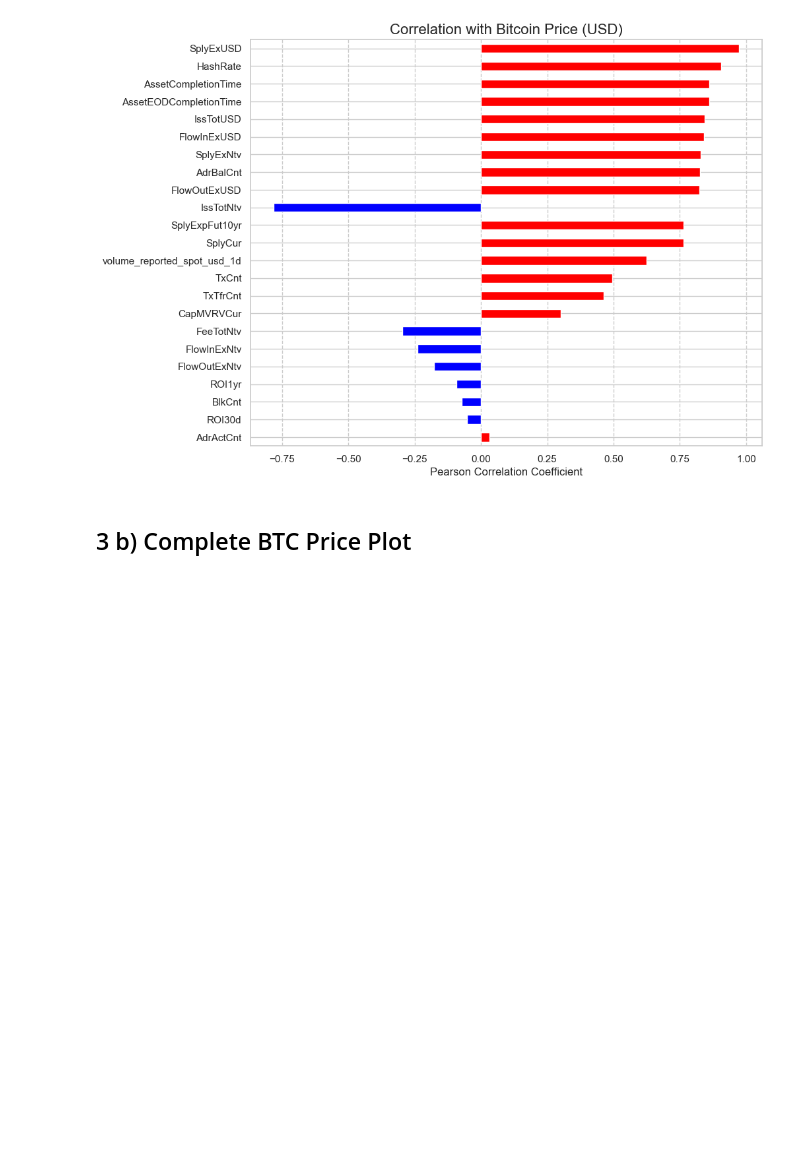
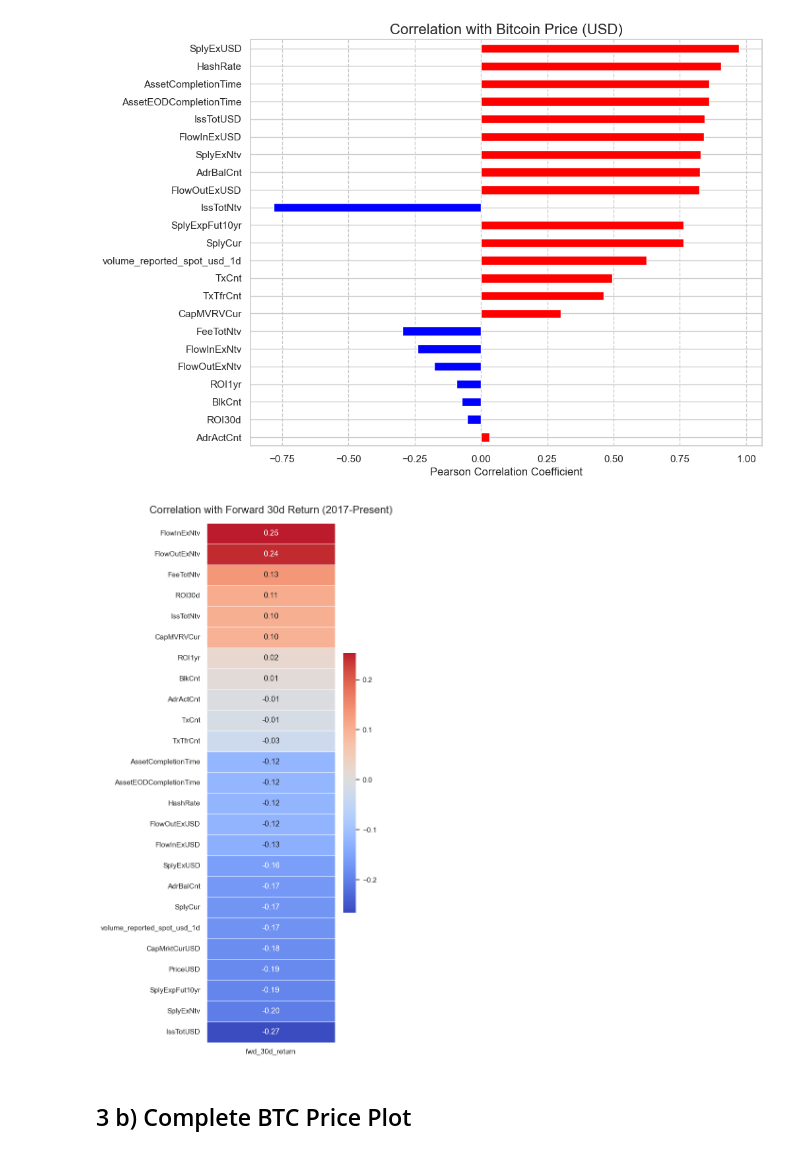
Before and after one commit to mmidlash/bitcoin-analytics-capstone-template, a Jupyter notebook: eda/EDA.ipynb, the cells around one changed output. Drawn from its saved outputs; the diff is of its cells as text; code cells hidden in the pictures; blank space fills up the shorter version.

Commit message:
Add 30d correlations

```diff
--- a/eda/EDA.ipynb
+++ b/eda/EDA.ipynb
@@ -249,6 +249,44 @@ plt.grid(axis='x', linestyle='--')
 plt.show()
 # %% [output]
 [figure]
+# %%
+# Correlations with forward 30-day returns
+
+df_returns = btc_df.with_columns(
+    ((pl.col("PriceUSD_coinmetrics").shift(-30) / pl.col("PriceUSD_coinmetrics")) - 1).alias("fwd_30d_return")
+)
+
+df_returns_eda = df_returns.filter(pl.col("time").dt.year() >= 2017)
+
+cols_to_keep = valid_cols + ["fwd_30d_return"]
+
+corr_with_fwd = (
+    df_returns_eda.select(cols_to_keep)
+    .drop_nulls()
+    .to_pandas()
+    .corr()[["fwd_30d_return"]]
+    .drop("fwd_30d_return")
+    .sort_values(by="fwd_30d_return", ascending=False)
+)
+
+plt.figure(figsize=(6, 12))
+
+sns.heatmap(
+    corr_with_fwd,
+    annot=True,
+    fmt=".2f",
+    cmap="coolwarm",
+    center=0,
+    linewidths=0.5,
+    cbar_kws={"shrink": 0.5}
+)
+
+plt.title("Correlation with Forward 30d Return (2017-Present)", fontsize=16, pad=15)
+plt.ylabel("")
+plt.tight_layout()
+plt.show()
+# %% [output]
+[figure, added]
 # %% [markdown]
 ##  3 b) Complete BTC Price Plot
 # %%
```
